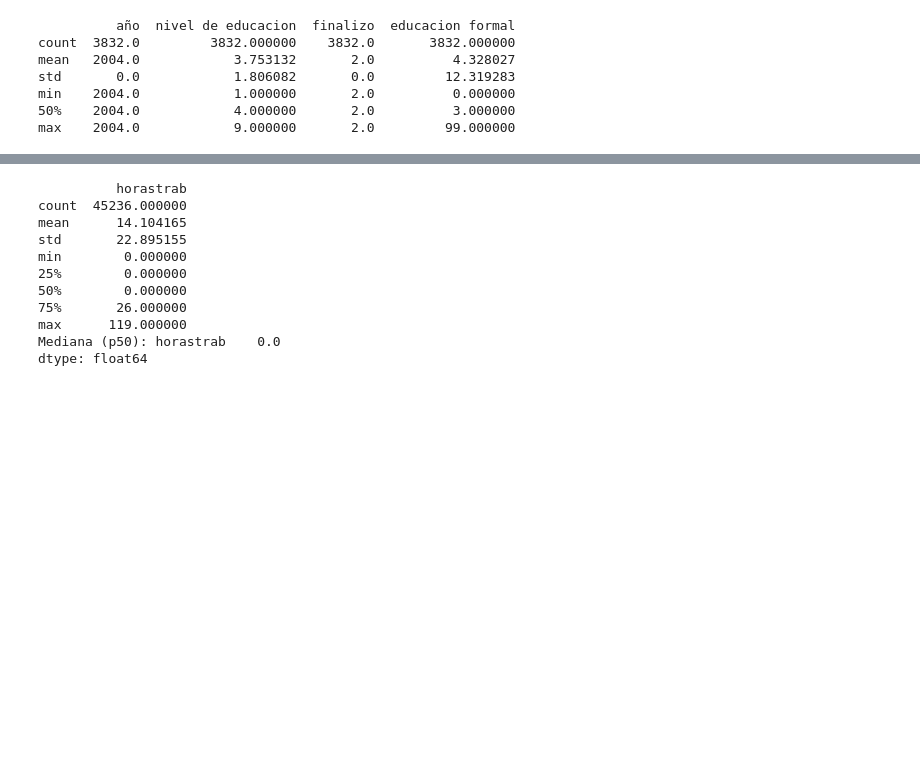
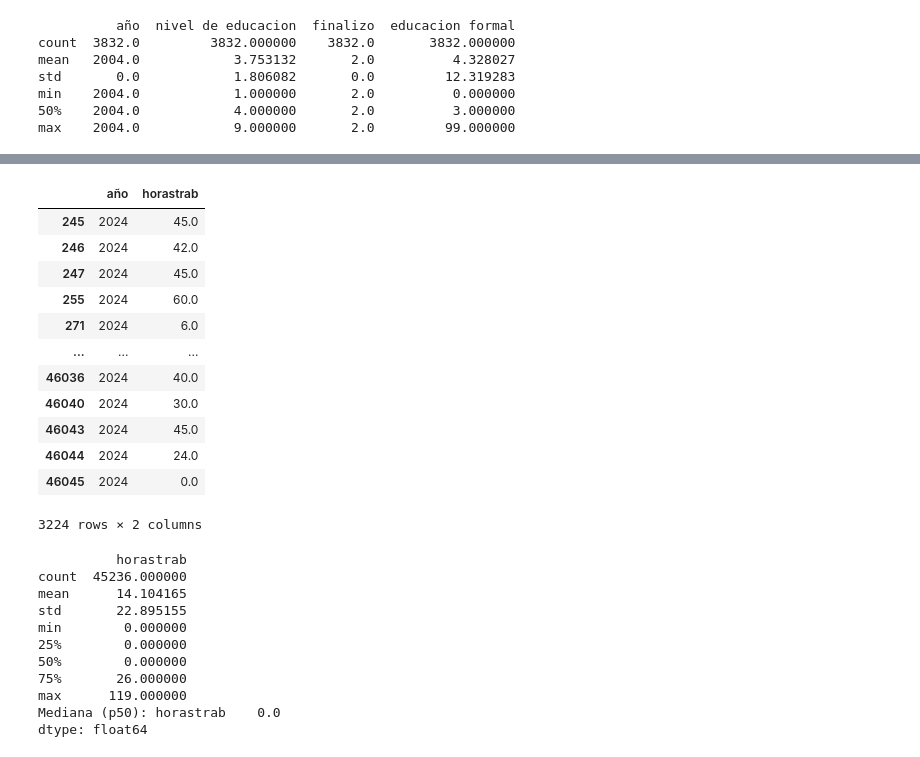
Before and after one commit to jtomasello247/Big_Data_TP3_Grupo13, a Jupyter notebook: TP3.ipynb, the cells around one changed output, grey strips where cells are left out. Saved outputs shown, nothing was run; the diff lists cells and outputs as text; code cells hidden in the pictures; blank space fills up the shorter version.

```diff
--- a/TP3.ipynb
+++ b/TP3.ipynb
@@ -568,0 +545,5 @@ horastrab=horastrab[horastrab['horastrab']<120] #Consideramos 120 horas lo máxi
+# %%
+dfhorastrab2024=df2024
+dfhorastrab2024['horastrab'] = dfhorastrab2024['PP3E_TOT'] + dfhorastrab2024['PP3F_TOT']
+cuantas = (dfhorastrab2024["horastrab"].isna()).shape[0]
+print(cuantas)
@@ -569,3 +557,22 @@ horastrab=horastrab[horastrab['horastrab']<120] #Consideramos 120 horas lo máxi
+# %%
+dfhorastrab2024=dfhorastrab2024[["ANO4","horastrab"]]
+dfhorastrab2024 = dfhorastrab2024.dropna()
+dfhorastrab2024 = dfhorastrab2024.rename(columns={"ANO4":"año"})
+dfhorastrab2024
+# %% [output]
+|  | año | horastrab |
+| 245 | 2024 | 45.0 |
+| 246 | 2024 | 42.0 |
+| 247 | 2024 | 45.0 |
+| 255 | 2024 | 60.0 |
+| 271 | 2024 | 6.0 |
+| ... | ... | ... |
+| 46036 | 2024 | 40.0 |
+| 46040 | 2024 | 30.0 |
+| 46043 | 2024 | 45.0 |
+| 46044 | 2024 | 24.0 |
+| 46045 | 2024 | 0.0 |
+3224 rows × 2 columns
 # %%
 print(horastrab.describe())
 print("Mediana (p50):", horastrab.median())
```
Also changed, not shown: parts of 11 cells of this notebook.
